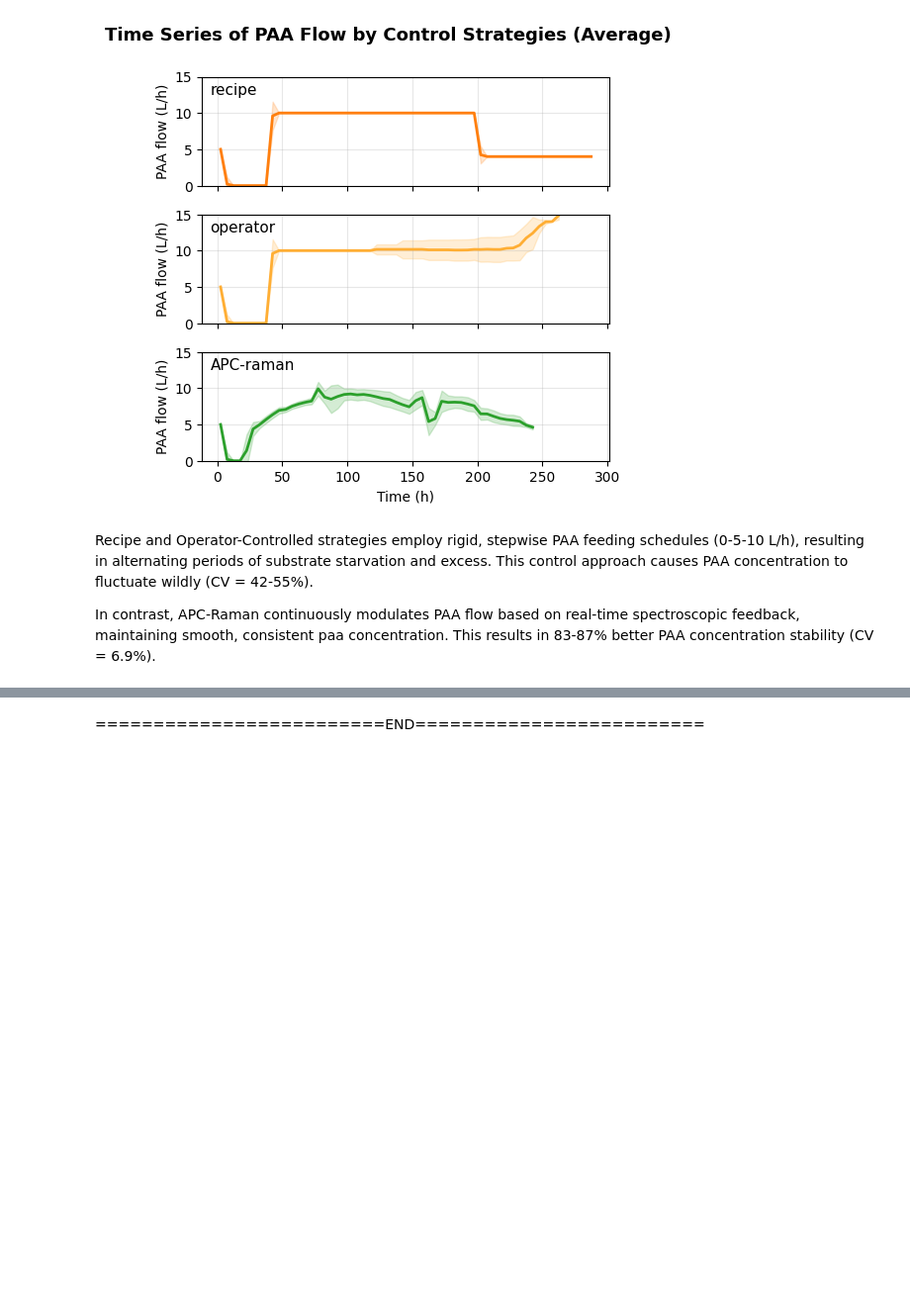
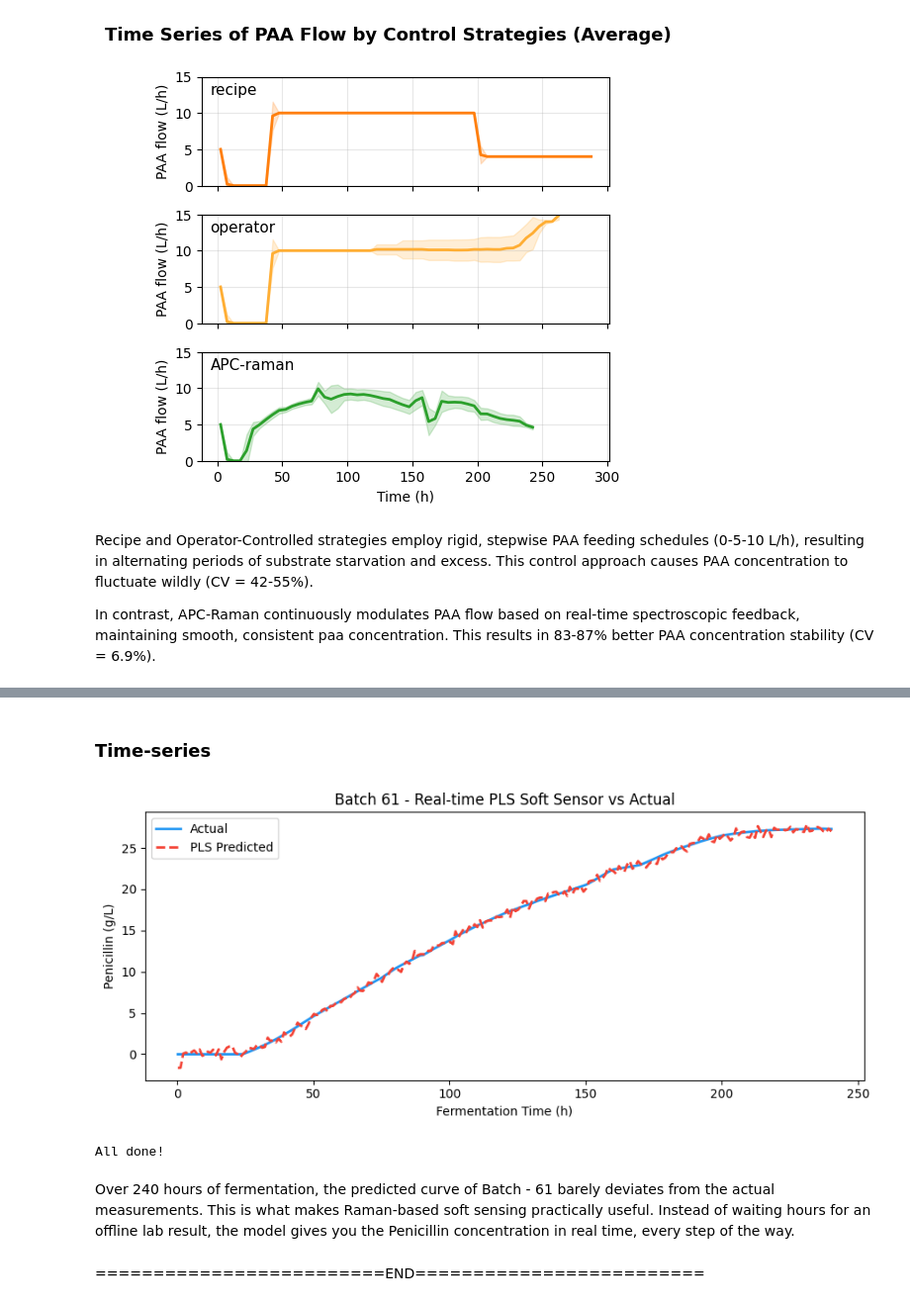
Before and after one commit to susihad/bioprocess_control_analysis, a Jupyter notebook: penicillin_simulation_dataset_analysis.ipynb, the cells around one changed output, grey strips where cells are left out. Shown at 99% size. Cells and saved outputs as stored; diff of their text form; code cells hidden in the pictures; blank space fills up the shorter version.

```diff
--- a/penicillin_simulation_dataset_analysis.ipynb
+++ b/penicillin_simulation_dataset_analysis.ipynb
@@ -754,2 +897,25 @@ In contrast, APC-Raman continuously modulates PAA flow based on real-time spectr
+# %% [markdown]
+### Time-series
+# %%
+# ── TIME SERIES: One APC Batch ────────────────────────────────────────────────
+merged_apc           = merged[merged["group"] == "APC"].copy()
+merged_apc["y_pred"] = pls.predict(X_apc_s).ravel()
+first_batch          = merged_apc["batch_id"].unique()[0]
+batch_data           = merged_apc[merged_apc["batch_id"] == first_batch].sort_values("Time (h)")
+
+plt.figure(figsize=(9, 4))
+plt.plot(batch_data["Time (h)"], batch_data["Penicillin concentration(P:g/L)"], label="Actual", color="#2196F3", lw=2)
+plt.plot(batch_data["Time (h)"], batch_data["y_pred"], label="PLS Predicted", color="#F44336", lw=2, linestyle="--")
+plt.xlabel("Fermentation Time (h)"); plt.ylabel("Penicillin (g/L)")
+plt.title(f"Batch {int(first_batch)} - Real-time PLS Soft Sensor vs Actual")
+plt.legend(); plt.tight_layout()
+plt.savefig(SAVE_PATH + "fig4_timeseries_batch.png", dpi=150)
+plt.show()
+print("All done!")
+# %% [output]
+[figure, added]
+All done!
+# %% [markdown]
+Over 240 hours of fermentation, the predicted curve of Batch - 61 barely deviates from the actual measurements. This is what makes Raman-based soft sensing practically useful. Instead of waiting hours for an offline lab result, the model gives you the Penicillin concentration in real time, every step of the way.
 # %% [markdown]
 =========================END=========================
```
Also changed, not shown: parts of 12 cells of this notebook.
